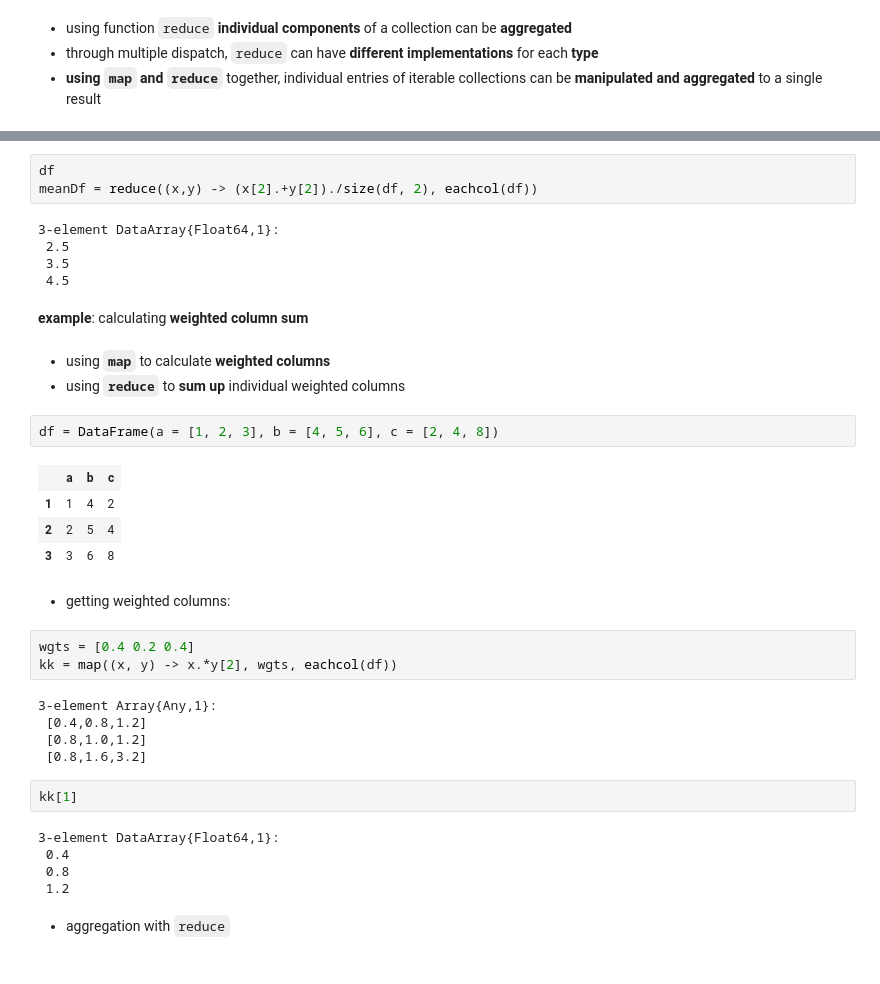
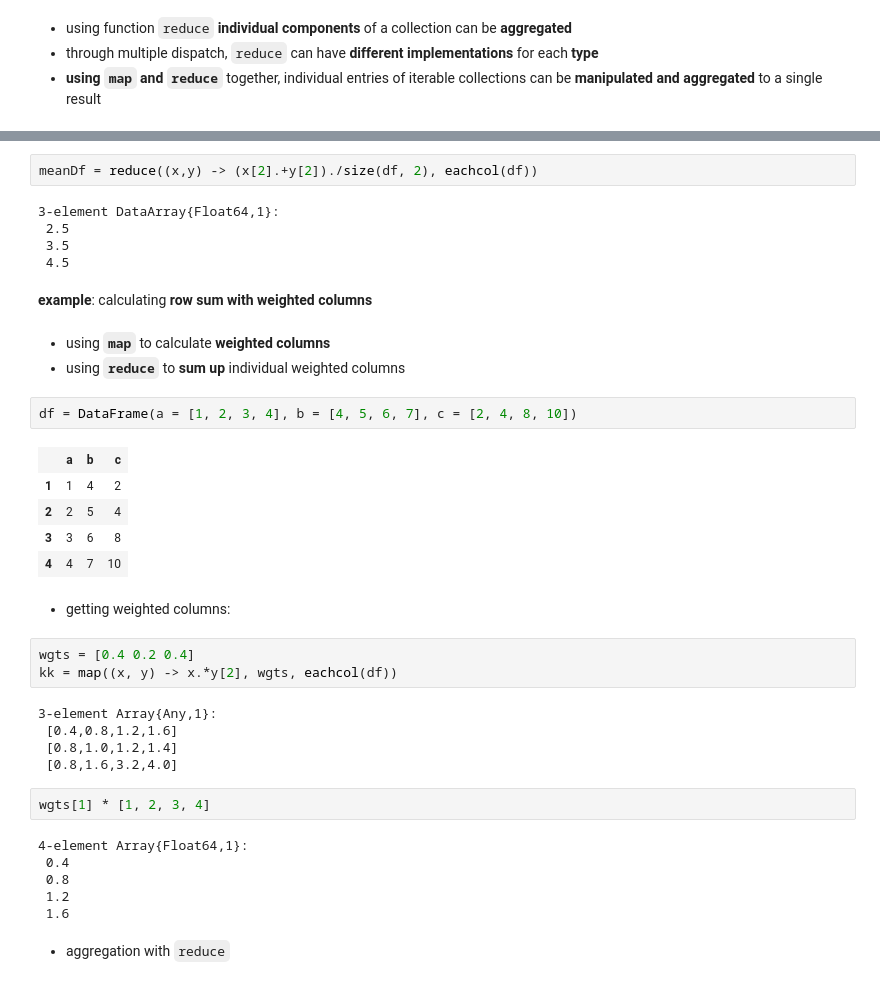
Before and after one commit to JuliaFinMetriX/JupyterApps, a Jupyter notebook: julia/iterators_comprehensions_and_map.ipynb, the cells around one changed output, grey strips where cells are left out. Saved outputs shown, nothing was run; the diff lists cells and outputs as text.

```diff
--- a/julia/iterators_comprehensions_and_map.ipynb
+++ b/julia/iterators_comprehensions_and_map.ipynb
@@ -515,5 +549,4 @@ map(.+, vals1, vals2)
 # %%
-df
 meanDf = reduce((x,y) -> (x[2].+y[2])./size(df, 2), eachcol(df))
 # %% [output]
 3-element DataArray{Float64,1}:
@@ -521,17 +554,18 @@ meanDf = reduce((x,y) -> (x[2].+y[2])./size(df, 2), eachcol(df))
  3.5
  4.5
 # %% [markdown]
-**example**: calculating **weighted column sum**
+**example**: calculating **row sum with weighted columns**
 # %% [markdown]
 - using **`map`** to calculate **weighted columns**
 - using **`reduce`** to **sum up** individual weighted columns
 # %%
-df = DataFrame(a = [1, 2, 3], b = [4, 5, 6], c = [2, 4, 8])
+df = DataFrame(a = [1, 2, 3, 4], b = [4, 5, 6, 7], c = [2, 4, 8, 10])
 # %% [output]
 |  | a | b | c |
 | 1 | 1 | 4 | 2 |
 | 2 | 2 | 5 | 4 |
 | 3 | 3 | 6 | 8 |
+| 4 | 4 | 7 | 10 |
 # %% [markdown]
 - getting weighted columns:
 # %%
@@ -539,16 +573,17 @@ wgts = [0.4 0.2 0.4]
 kk = map((x, y) -> x.*y[2], wgts, eachcol(df))
 # %% [output]
 3-element Array{Any,1}:
- [0.4,0.8,1.2]
- [0.8,1.0,1.2]
- [0.8,1.6,3.2]
+ [0.4,0.8,1.2,1.6]
+ [0.8,1.0,1.2,1.4]
+ [0.8,1.6,3.2,4.0]
-# %%
-kk[1]
-# %% [output]
-3-element DataArray{Float64,1}:
- 0.4
- 0.8
- 1.2
+# %%
+wgts[1] * [1, 2, 3, 4]
+# %% [output]
+4-element Array{Float64,1}:
+ 0.4
+ 0.8
+ 1.2
+ 1.6
 # %% [markdown]
 - aggregation with `reduce`
 # %%
```
Also changed, not shown: parts of 25 cells of this notebook, 2 other files.
